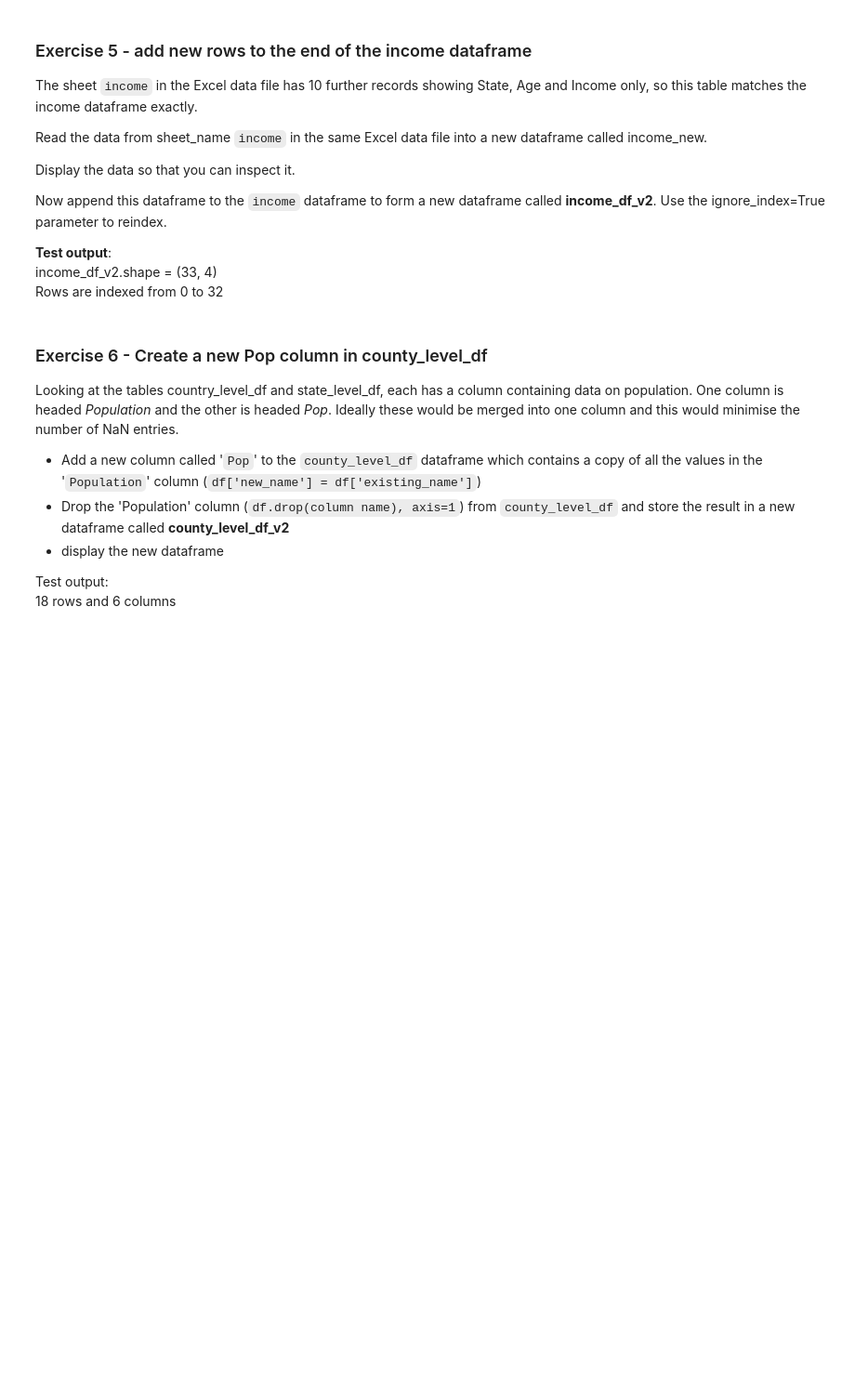
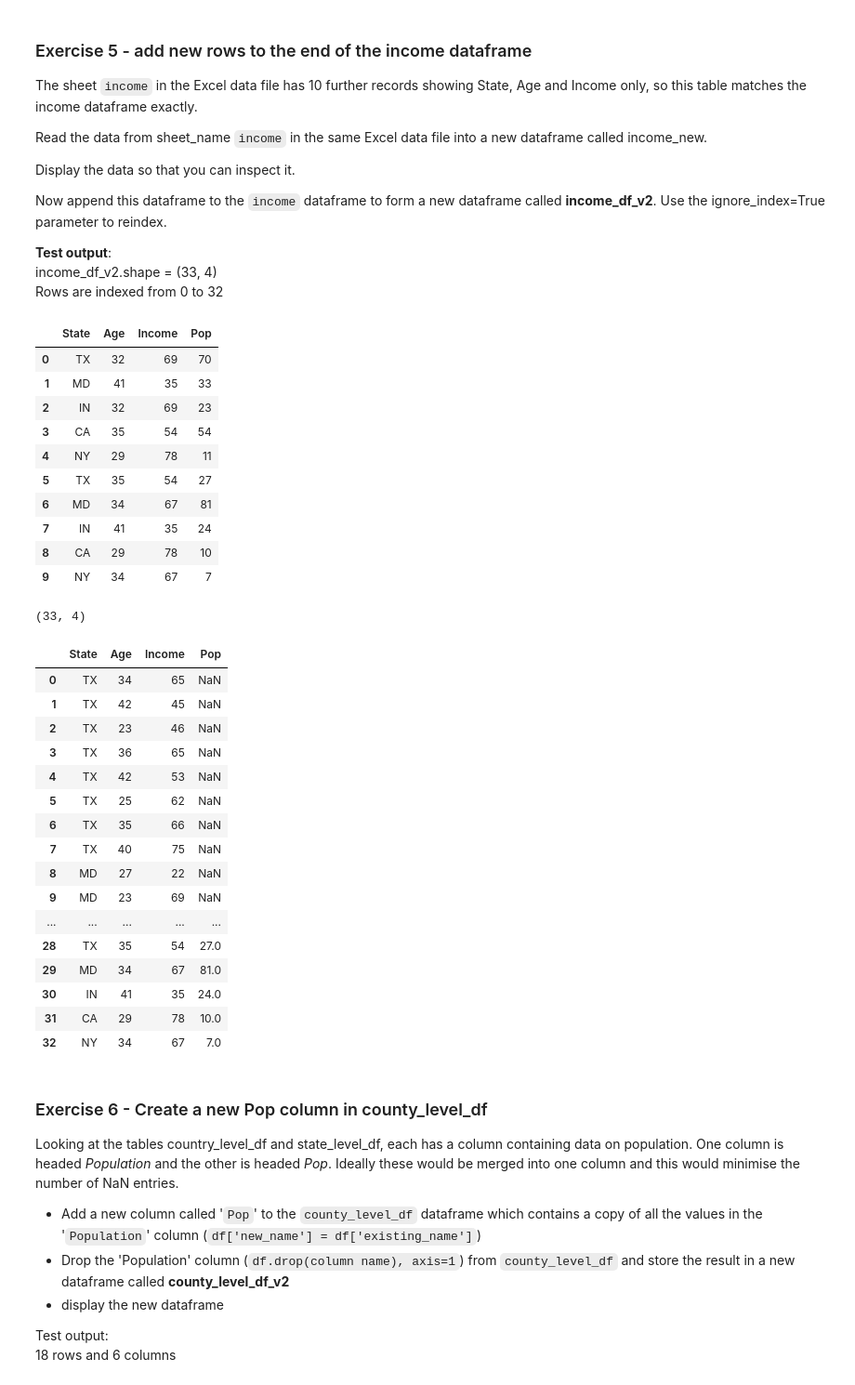
Before and after one commit to duntik/programming-for-data, a Jupyter notebook: Session 3/Sprint 3/Wrangle_the_data.ipynb, the cells around one changed output. Shown: that part at 93% size. Cells and saved outputs as stored; diff of their text form; code cells hidden in the pictures; blank space fills up the shorter version.

```diff
--- a/Session 3/Sprint 3/Wrangle_the_data.ipynb
+++ b/Session 3/Sprint 3/Wrangle_the_data.ipynb
@@ -180,6 +180,43 @@ Now append this dataframe to the `income` dataframe to form a new dataframe call
 **Test output**:
 income_df_v2.shape = (33, 4)
 Rows are indexed from 0 to 32
+# %%
+income_new = pd.read_excel('https://github.com/futureCodersSE/working-with-data/blob/main/Data%20sets/Income-Data.xlsx?raw=true', sheet_name=1)
+display(income_new)
+
+income_df_v2 = income_df.append(income_new, ignore_index=True)
+display(income_df_v2.shape)
+display(income_df_v2)
+# %% [output]
+|  | State | Age | Income | Pop |
+| 0 | TX | 32 | 69 | 70 |
+| 1 | MD | 41 | 35 | 33 |
+| 2 | IN | 32 | 69 | 23 |
+| 3 | CA | 35 | 54 | 54 |
+| 4 | NY | 29 | 78 | 11 |
+| 5 | TX | 35 | 54 | 27 |
+| 6 | MD | 34 | 67 | 81 |
+| 7 | IN | 41 | 35 | 24 |
+| 8 | CA | 29 | 78 | 10 |
+| 9 | NY | 34 | 67 | 7 |
+(33, 4)
+|  | State | Age | Income | Pop |
+| 0 | TX | 34 | 65 | NaN |
+| 1 | TX | 42 | 45 | NaN |
+| 2 | TX | 23 | 46 | NaN |
+| 3 | TX | 36 | 65 | NaN |
+| 4 | TX | 42 | 53 | NaN |
+| 5 | TX | 25 | 62 | NaN |
+| 6 | TX | 35 | 66 | NaN |
+| 7 | TX | 40 | 75 | NaN |
+| 8 | MD | 27 | 22 | NaN |
+| 9 | MD | 23 | 69 | NaN |
+| ... | ... | ... | ... | ... |
+| 28 | TX | 35 | 54 | 27.0 |
+| 29 | MD | 34 | 67 | 81.0 |
+| 30 | IN | 41 | 35 | 24.0 |
+| 31 | CA | 29 | 78 | 10.0 |
+| 32 | NY | 34 | 67 | 7.0 |
 # %% [markdown]
 ### Exercise 6 - Create a new Pop column in county_level_df
 
```
Also changed, not shown: parts of 1 cell of this notebook.
